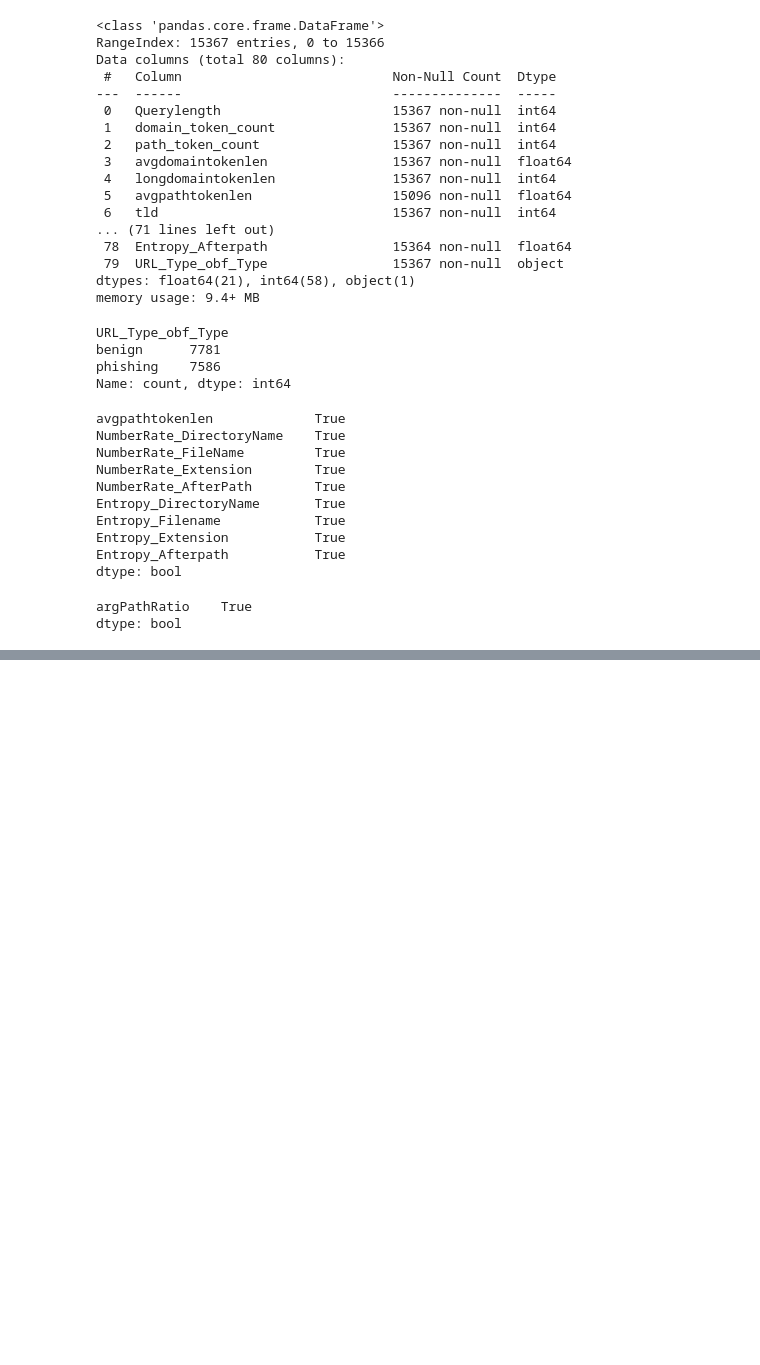
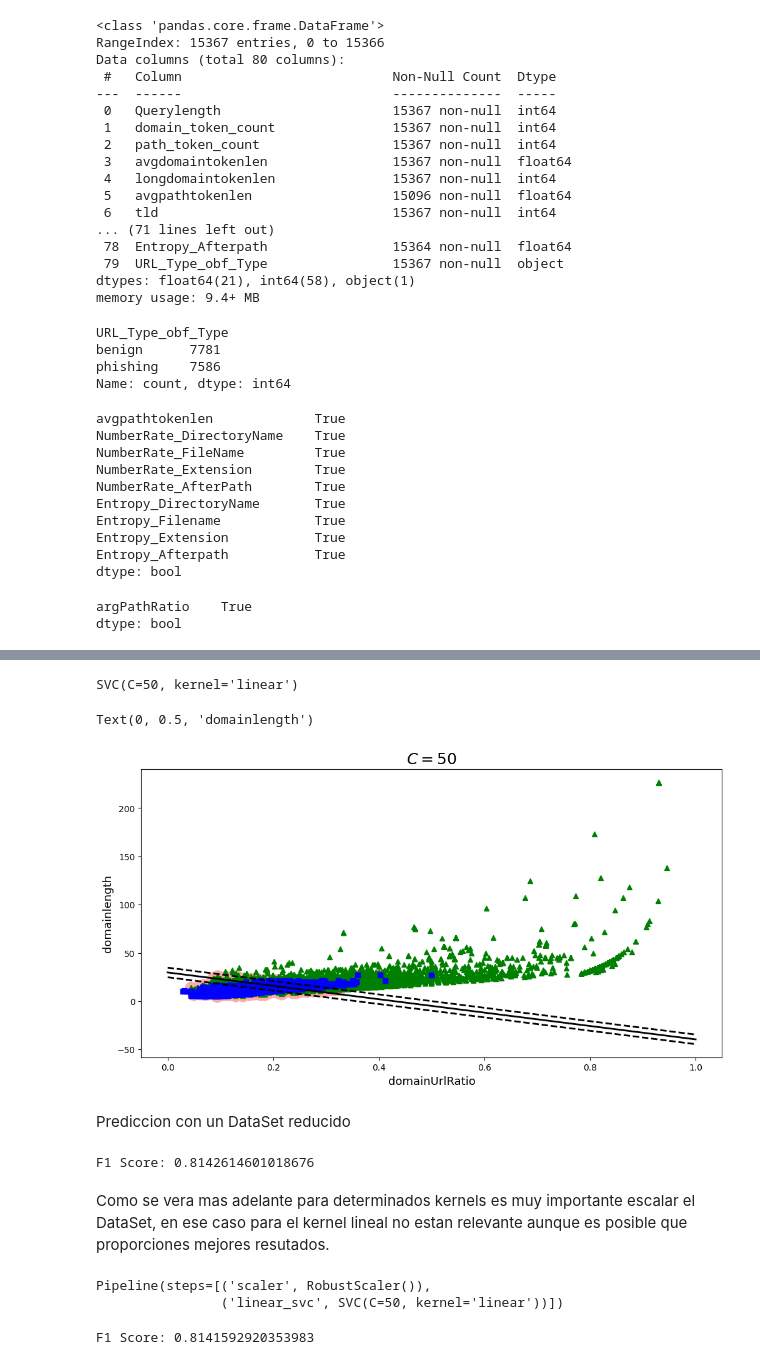
Before and after one commit to MEZLYSO/Simulacion, a Jupyter notebook: 11_Support_Vector_Machine.ipynb, the cells around one changed output, grey strips where cells are left out. Cells and saved outputs as stored; diff of their text form; code cells hidden in the pictures; blank space fills up the shorter version.

```diff
--- a/11_Support_Vector_Machine.ipynb
+++ b/11_Support_Vector_Machine.ipynb
@@ -160,0 +229,7 @@ plt.figure(figsize=(12,6))
+# %%
+# Reducir el DataSet para reemplazarlo graficamente
+
+x_train_reduce = X_train_prep[['domainUrlRatio',"domainlength"]].copy()
+x_val_reduce = X_val_prep[['domainUrlRatio',"domainlength"]].copy()
+
+x_train_reduce
@@ -160,0 +250,67 @@ plt.figure(figsize=(12,6))
+# %%
+from sklearn.svm import SVC
+
+# SVC Large margin classification
+# C = regularization parameter
+# Podemos caer en overfitting
+svm_clf=SVC(kernel="linear",C=50)
+svm_clf.fit(x_train_reduce, y_train)
+# %% [output]
+SVC(C=50, kernel='linear')
+# %%
+# Representacion grafica del limite del limite de decision
+def plot_svm_decision_boundary(svm_clf,xmin,xmax):
+    w = svm_clf.coef_[0]
+    b = svm_clf.intercept_[0]
+
+    # At the decision boundary, w0 * x0 + w1 * x1 + b = 0
+    # => x1 = -(w0 * x0 - b) / w1
+    x0 = np.linspace(xmin, xmax, 200)
+    decision_boundary = -(w[0] * x0 + b) / w[1]
+
+    margin = 1 / w[1]
+    gutter_up = decision_boundary + margin
+    gutter_down = decision_boundary - margin
+
+    svs = svm_clf.support_vectors_
+    # Especificar el size de los marcadores
+    plt.scatter(svs[:, 0], svs[:, 1], s=180, facecolors='#FFAAAA')
+
+    plt.plot(x0, decision_boundary, "k-",linewidth=2)
+    plt.plot(x0, gutter_up, "k--",linewidth=2)
+    plt.plot(x0, gutter_down, "k--",linewidth=2)
+# %%
+plt.figure(figsize=(12, 6))
+plt.plot(x_train_reduce.values[:,0][y_train == "phishing"],x_train_reduce.values[:,1][y_train == "phishing"], "g^")
+plt.plot(x_train_reduce.values[:,0][y_train == "benign"],x_train_reduce.values[:,1][y_train == "benign"], "bs")
+plot_svm_decision_boundary(svm_clf, 0,1)
+plt.title("$C = {}$".format(svm_clf.C),fontsize=18)
+plt.xlabel("domainUrlRatio",fontsize=13)
+plt.ylabel("domainlength",fontsize=13)
+# %% [output]
+Text(0, 0.5, 'domainlength')
+[figure, added]
+# %% [markdown]
+Prediccion con un DataSet reducido
+# %%
+y_pred = svm_clf.predict(x_val_reduce)
+print("F1 Score:", f1_score(y_pred,y_val,pos_label="phishing"))
+# %% [output]
+F1 Score: 0.8142614601018676
+# %% [markdown]
+Como se vera mas adelante para determinados kernels es muy importante escalar el DataSet, en ese caso para el kernel lineal no estan relevante aunque es posible que proporciones mejores resutados.
+# %%
+svm_clf_sc = Pipeline([
+    ("scaler", RobustScaler()),
+    ("linear_svc", SVC(kernel="linear", C=50))
+])
+
+svm_clf_sc.fit(x_train_reduce, y_train)
+# %% [output]
+Pipeline(steps=[('scaler', RobustScaler()),
+                ('linear_svc', SVC(C=50, kernel='linear'))])
+# %%
+y_pred=svm_clf_sc.predict(x_val_reduce)
+print("F1 Score:", f1_score(y_pred,y_val,pos_label="phishing"))
+# %% [output]
+F1 Score: 0.8141592920353983
```
Also changed, not shown: parts of 17 cells of this notebook, 3 other files.
